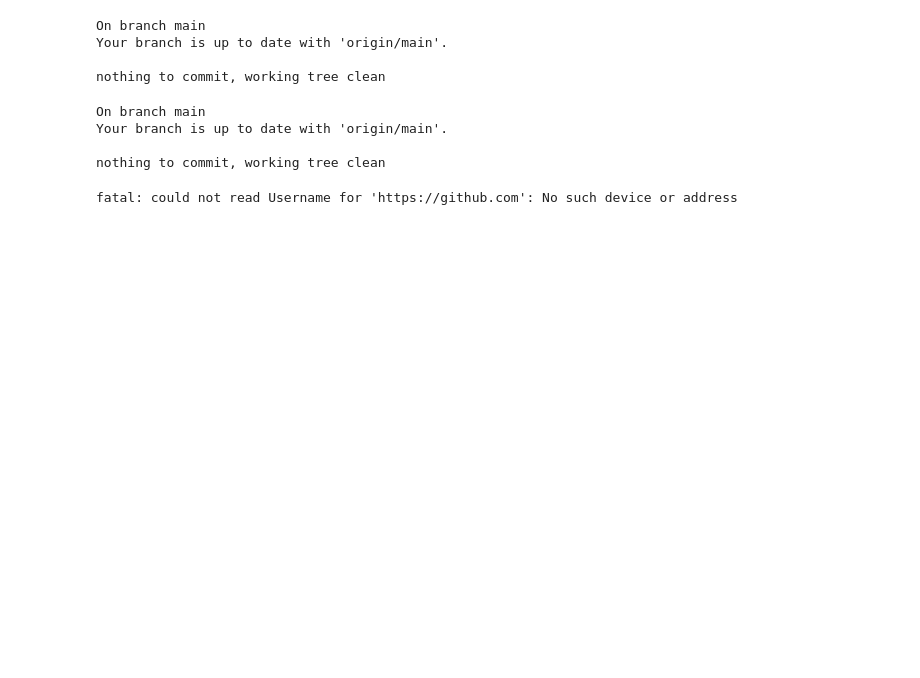
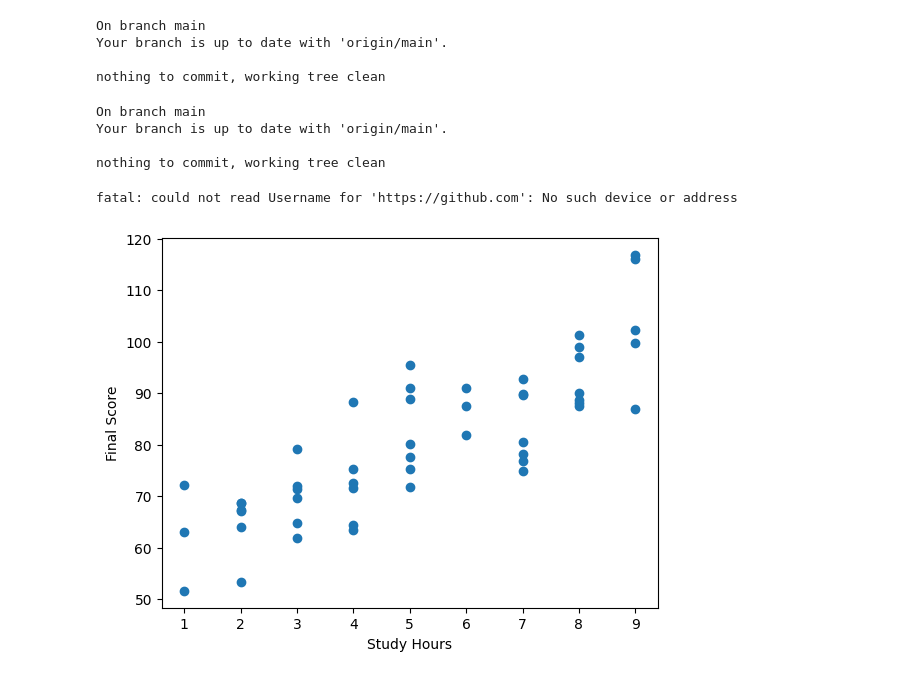
Before and after one commit to Ayush-b500/Student-Performance-Prediction, a Jupyter notebook: 01.ipynb, the cells around one changed output. Drawn from its saved outputs; the diff is of its cells as text; code cells hidden in the pictures; blank space fills up the shorter version.

```diff
--- a/01.ipynb
+++ b/01.ipynb
@@ -105,0 +110,7 @@ fatal: could not read Username for 'https://github.com': No such device or addre
+# %%
+plt.scatter(df["study_hours"], df["final_score"])
+plt.xlabel("Study Hours")
+plt.ylabel("Final Score")
+plt.show()
+# %% [output]
+[figure, added]
```
Also changed, not shown: parts of 5 cells of this notebook.
